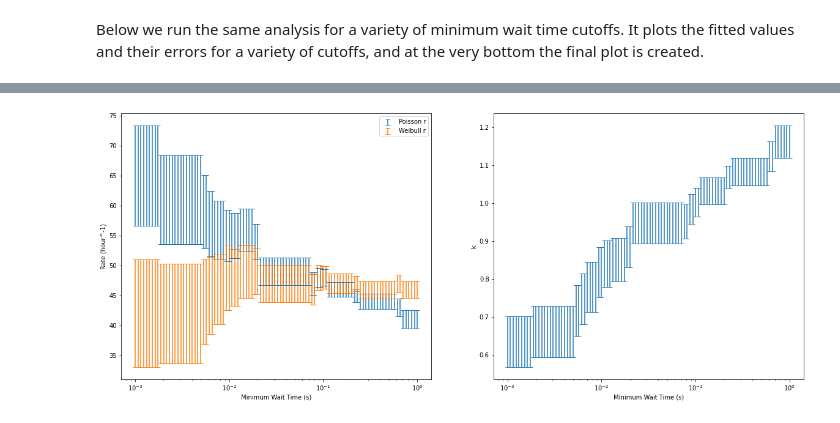
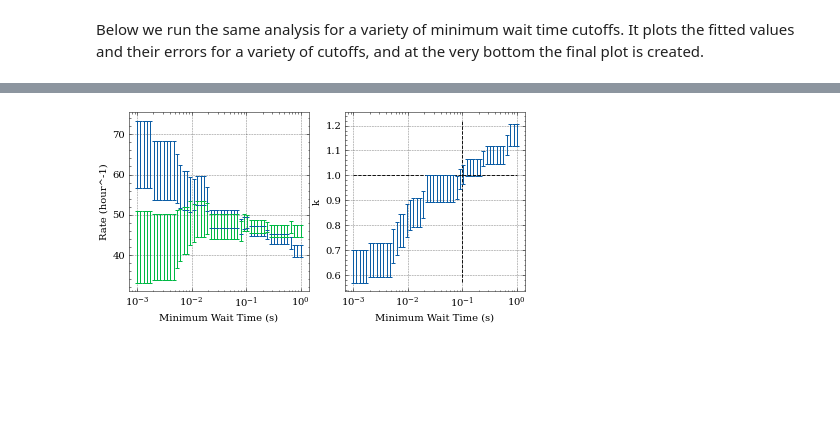
Before and after one commit to thepetabyteproject/FRB121102, a Jupyter notebook: analysis/burst_rate.ipynb, the cells around one changed output, grey strips where cells are left out. Saved outputs shown, nothing was run; the diff lists cells and outputs as text; code cells hidden in the pictures; blank space fills up the shorter version.

Commit message:
Burst rate cutoff behavior
New burst rate notebook which has updated plot of fitted burst rate parameters as a function of minimum wait time cutoff

```diff
--- a/analysis/burst_rate.ipynb
+++ b/analysis/burst_rate.ipynb
@@ -19,7 +18,7 @@ Below, the file containing the candidate properties is read in and the burst tim
 We only need the MJDs for this analysis, but pandas is used so one can easily incorporate other burst properties like fluence or DM into the analysis.
 # %%
 # Read in data file
-data = pd.read_csv("../data/all_bursts_bary.csv")
+data = pd.read_csv("/home/elewis/FRB121102/all_bursts_bary.csv")
 print(str(len(data)) + " total bursts")
 data = data[(data["fit_method"] == "mcmc")]  # excise curvefit bursts
 print(str(len(data)) + " good MCMC bursts")
@@ -28,7 +27,7 @@ print(str(len(data)) + " good MCMC bursts")
 mjd = data["$\mu_t$ (ms)"]  # burst times are given in MJD
 mjd = mjd.sort_values()
 DM = data["DM (pc cm$^{-3}$)"]
-burst_id = data["cand_id"]
+burst_id = data["id"]
 fluence = data["$S$ (Jy ms)"]
 
 max_diff = 7000.0  # maximum time difference between bursts, in seconds, to consider a real wait time
@@ -351,7 +350,7 @@ Below we run the same analysis for a variety of minimum wait time cutoffs. It pl
 # Min and max wait times to use as cutoffs
 start = np.log10(0.001)
 end = np.log10(1.0)
-cutoffs = np.logspace(start, end, 100)
+cutoffs = np.logspace(start, end, 50)
 
 all_rp = []
 all_rpe = []
@@ -399,27 +398,37 @@ for cutoff in cutoffs:
 # %% [output]
 [interactive output not drawn]
 # %%
-fig, ax = plt.subplots(1, 2, figsize=(20, 8))
-ax[0].set_xscale("log")
-ax[0].errorbar(
-    cutoffs, all_rp, yerr=all_rpe, capsize=4, linestyle="", label="Poisson r"
-)
-ax[0].errorbar(
-    cutoffs, all_rw, yerr=all_rwe, capsize=4, linestyle="", label="Weibull r"
-)
-ax[0].legend()
-ax[0].set_xlabel("Minimum Wait Time (s)")
-ax[0].set_ylabel("Rate (hour^-1)")
+with plt.style.context(["science", "grid", "no-latex"]):
+    fig, ax = plt.subplots(1, 2, figsize=set_size(width="full", subplots=(1.5, 2)))
+    ax[0].set_xscale("log")
+    ax[0].errorbar(
+        cutoffs, all_rp, yerr=all_rpe, capsize=2, linestyle="", label="Poisson r"
+    )
+    ax[0].errorbar(
+        cutoffs, all_rw, yerr=all_rwe, capsize=2, linestyle="", label="Weibull r"
+    )
+    # ax[0].legend(fontsize=14)
+    ax[0].set_xlabel("Minimum Wait Time (s)")
+    ax[0].set_ylabel("Rate (hour^-1)")
 
-ax[1].set_xscale("log")
-ax[1].set_xlabel("Minimum Wait Time (s)")
-ax[1].set_ylabel("k")
-ax[1].errorbar(
-    cutoffs, all_kw, yerr=all_kwe, capsize=4, linestyle="", label="Weibull k"
-)
-plt.show()
+    ax[1].set_xscale("log")
+    ax[1].set_xlabel("Minimum Wait Time (s)")
+    ax[1].set_ylabel("k")
+    ax[1].errorbar(
+        cutoffs, all_kw, yerr=all_kwe, capsize=2, linestyle="", label="Weibull k"
+    )
+    ax[1].vlines(
+        0.1,
+        0.9 * np.amin(all_kw),
+        1.05 * np.amax(all_kw),
+        colors="k",
+        linestyles="dashed",
+        linewidth=0.9,
+    )
+    ax[1].hlines(1.0, 0.001, 1.0, colors="k", linestyles="dashed", linewidth=0.9)
+    plt.show()
 # %% [output]
-[figure, old version]
+[figure, new version]
 [interactive output not drawn]
 # %%
 with plt.style.context(["science", "grid"]):  # , "no-latex"]):
```
Also changed, not shown: parts of 3 cells of this notebook.
